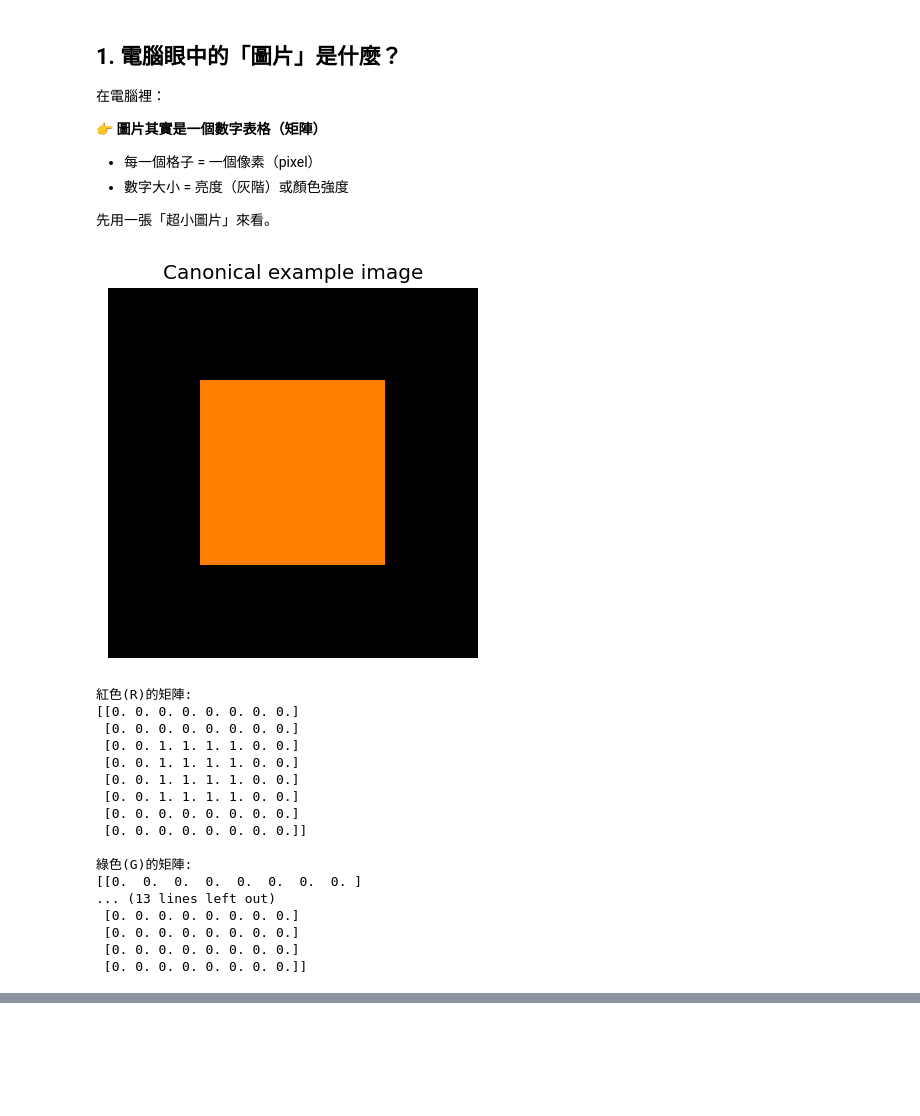
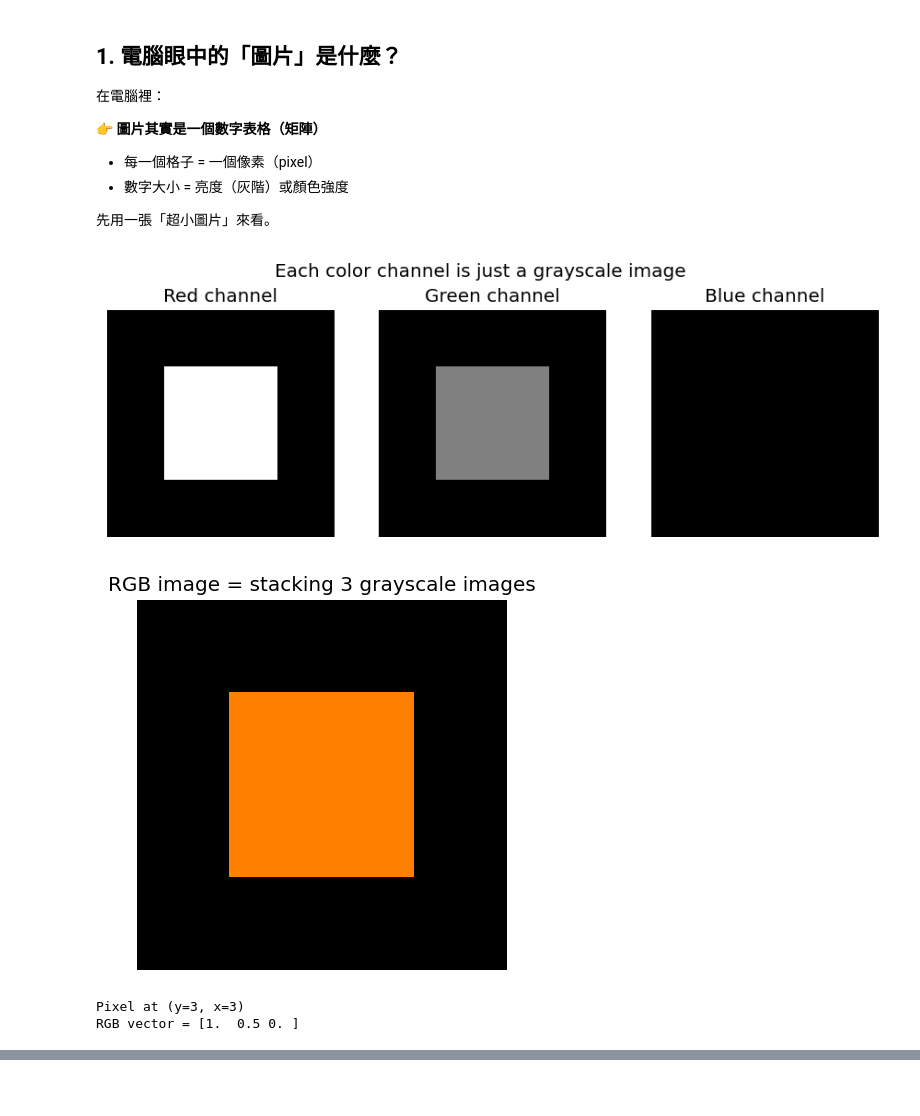
Before and after one commit to mz038197/Machine-Learning-Lab, a Jupyter notebook: lab/teacher/CNN/Introduction_Convolutional_Neural_Networks.ipynb, the cells around one changed output, grey strips where cells are left out. Drawn from its saved outputs; the diff is of its cells as text; code cells hidden in the pictures; blank space fills up the shorter version.

```diff
--- a/lab/teacher/CNN/Introduction_Convolutional_Neural_Networks.ipynb
+++ b/lab/teacher/CNN/Introduction_Convolutional_Neural_Networks.ipynb
@@ -34,43 +34,43 @@ plt.rcParams["figure.dpi"] = 120
 
 
 先用一張「超小圖片」來看。
-# %%
-# @title **影像矩陣**
-import numpy as np
-import matplotlib.pyplot as plt
-
-BASE_IMG = np.zeros((8,8,3))
-BASE_IMG[2:6,2:6] = [1, 0.5, 0]   # 橘色方塊
-
-plt.figure(figsize=(4,4))
-plt.imshow(BASE_IMG)
-plt.title("Canonical example image")
-plt.axis("off")
-plt.show()
-print("紅色(R)的矩陣:")
-print(BASE_IMG[:,:, 0])
-print("")
-print("綠色(G)的矩陣:")
-print(BASE_IMG[:,:, 1])
-print("")
-print("藍色(B)的矩陣:")
-print(BASE_IMG[:,:, 2])
-# %% [output]
-[figure, removed]
-紅色(R)的矩陣:
-[[0. 0. 0. 0. 0. 0. 0. 0.]
- [0. 0. 0. 0. 0. 0. 0. 0.]
- [0. 0. 1. 1. 1. 1. 0. 0.]
- [0. 0. 1. 1. 1. 1. 0. 0.]
- [0. 0. 1. 1. 1. 1. 0. 0.]
- [0. 0. 1. 1. 1. 1. 0. 0.]
- [0. 0. 0. 0. 0. 0. 0. 0.]
- [0. 0. 0. 0. 0. 0. 0. 0.]]
-
-綠色(G)的矩陣:
-[[0.  0.  0.  0.  0.  0.  0.  0. ]
-... (13 lines left out)
- [0. 0. 0. 0. 0. 0. 0. 0.]
- [0. 0. 0. 0. 0. 0. 0. 0.]
- [0. 0. 0. 0. 0. 0. 0. 0.]
- [0. 0. 0. 0. 0. 0. 0. 0.]]
+# %%
+# @title **三原色通道**
+import numpy as np
+import matplotlib.pyplot as plt
+
+BASE_IMG = np.zeros((8,8,3))
+BASE_IMG[2:6,2:6] = [1, 0.5, 0]   # 橘色方塊
+
+fig, axes = plt.subplots(1, 3, figsize=(9,3))
+
+channels = ["Red channel", "Green channel", "Blue channel", "Color"]
+
+for i, ax in enumerate(axes):
+    ax.imshow(BASE_IMG[:,:,i], cmap="gray", vmin=0, vmax=1)
+    ax.set_title(channels[i])
+    ax.axis("off")
+
+plt.suptitle("Each color channel is just a grayscale image")
+plt.show()
+# %% [output]
+[figure, added]
+# %%
+# @title **彩色影像**
+plt.figure(figsize=(4,4))
+plt.imshow(BASE_IMG)
+plt.title("RGB image = stacking 3 grayscale images")
+plt.axis("off")
+plt.show()
+# %% [output]
+[figure, added]
+# %%
+# @title **像素值**
+y, x = 3, 3
+pixel = BASE_IMG[y, x]
+
+print(f"Pixel at (y={y}, x={x})")
+print("RGB vector =", pixel)
+# %% [output]
+Pixel at (y=3, x=3)
+RGB vector = [1.  0.5 0. ]
```
Also changed, not shown: parts of 20 cells of this notebook.
